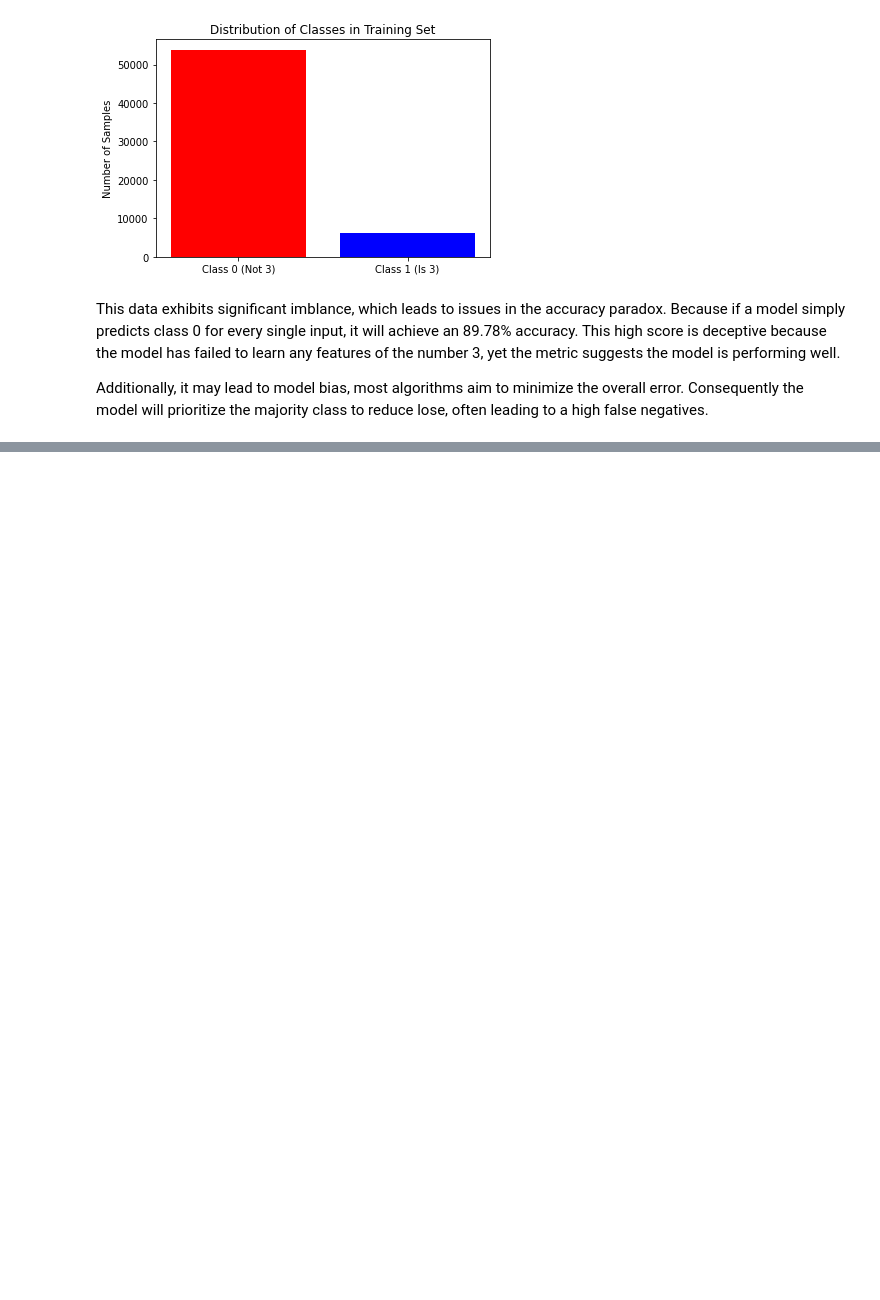
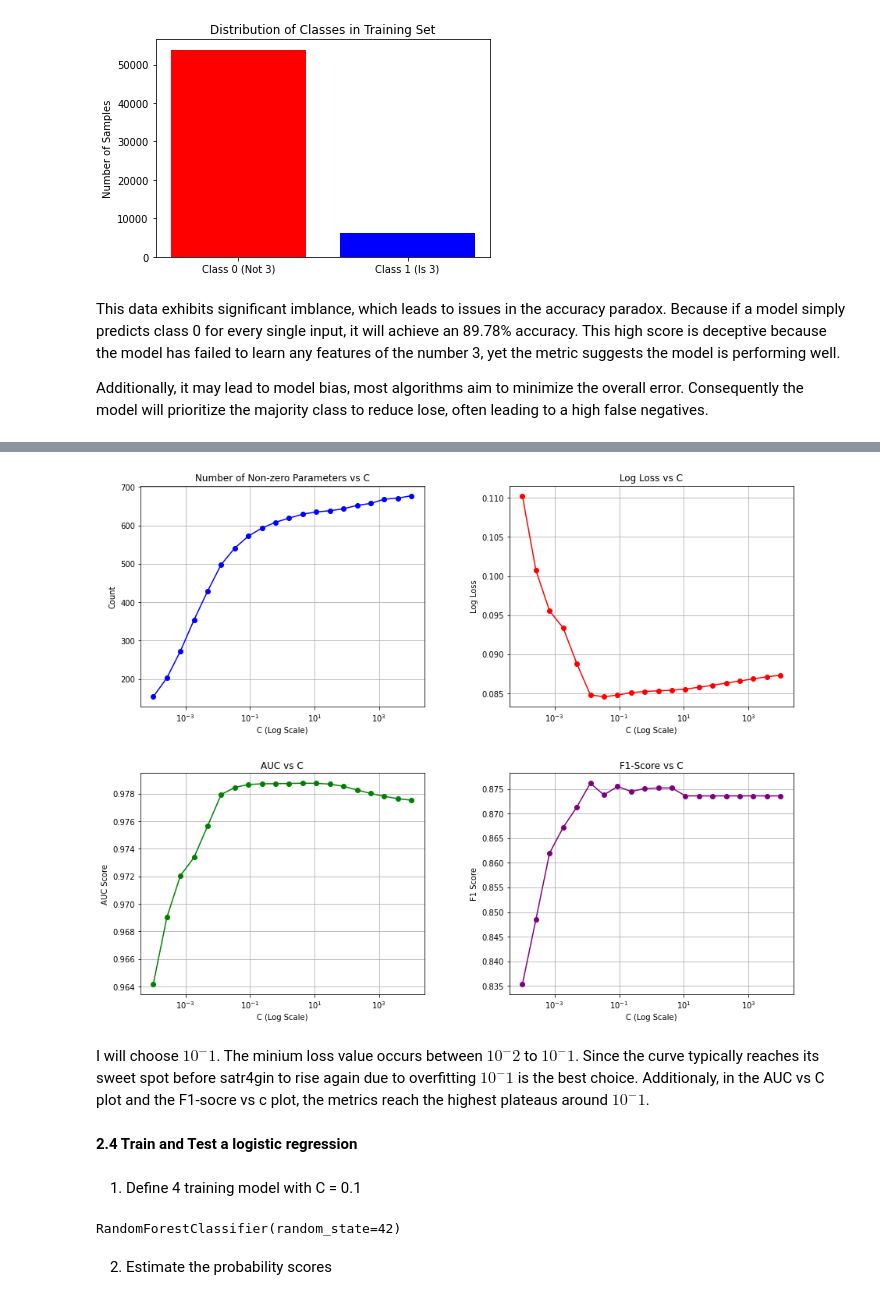
Before and after one commit to edwall201/Machine-Learning-26-Spring, a Jupyter notebook: assign3/assign3.ipynb, the cells around one changed output, grey strips where cells are left out. Saved outputs shown, nothing was run; the diff lists cells and outputs as text; code cells hidden in the pictures; blank space fills up the shorter version.

```diff
--- a/assign3/assign3.ipynb
+++ b/assign3/assign3.ipynb
@@ -498,0 +539,68 @@ Additionally, it may lead to model bias, most algorithms aim to minimize the ove
+# %%
+import numpy as np
+import matplotlib.pyplot as plt
+
+fig, axes = plt.subplots(2, 2, figsize=(15, 12))
+fig.subplots_adjust(hspace=0.3, wspace=0.3)
+
+axes[0, 0].plot(c_values, non_zero_counts, marker='o', color='blue')
+axes[0, 0].set_xscale('log')
+axes[0, 0].set_title('Number of Non-zero Parameters vs C')
+axes[0, 0].set_xlabel('C')
+axes[0, 0].set_ylabel('Count')
+axes[0, 0].grid(True)
+
+axes[0, 1].plot(c_values, losses, marker='o', color='red')
+axes[0, 1].set_xscale('log')
+axes[0, 1].set_title('Log Loss vs C')
+axes[0, 1].set_xlabel('C')
+axes[0, 1].set_ylabel('Log Loss')
+axes[0, 1].grid(True)
+
+axes[1, 0].plot(c_values, aucs, marker='o', color='green')
+axes[1, 0].set_xscale('log')
+axes[1, 0].set_title('AUC vs C')
+axes[1, 0].set_xlabel('C')
+axes[1, 0].set_ylabel('AUC Score')
+axes[1, 0].grid(True)
+
+# 4. F1-Score
+axes[1, 1].plot(c_values, f1_scores, marker='o', color='purple')
+axes[1, 1].set_xscale('log')
+axes[1, 1].set_title('F1-Score vs C')
+axes[1, 1].set_xlabel('C (Log Scale)')
+axes[1, 1].set_ylabel('F1 Score')
+axes[1, 1].grid(True)
+
+plt.show()
+# %% [output]
+[figure, added]
+# %% [markdown]
+I will choose $10^-1$. The minium loss value occurs between $10^-2$ to $10^-1$. Since the curve typically reaches its sweet spot before satr4gin to rise again due to overfitting $10^-1$ is the best choice. Additionaly, in the AUC vs C plot and the F1-socre vs c plot, the metrics reach the highest plateaus around $10^-1$.
+# %% [markdown]
+**2.4 Train and Test a logistic regression**
+# %% [markdown]
+1. Define 4 training model with C = 0.1
+# %%
+from sklearn.linear_model import LogisticRegression
+from sklearn.ensemble import GradientBoostingClassifier, RandomForestClassifier
+
+# Model 1 Logistic regression with minimal regularization
+lr_min_reg = LogisticRegression(penalty='l1', C=1e100, solver='liblinear', random_state=42)
+lr_min_reg.fit(X_train, y_train)
+
+# Model 2 Logistic regression with c = 0.1
+lr_best_reg = LogisticRegression(penalty='l1', C=0.1, solver='liblinear', random_state=42)
+lr_best_reg.fit(X_train, y_train)
+
+# Model 3 Gradient Boosting classifier
+gbc = GradientBoostingClassifier(random_state=42)
+gbc.fit(X_train, y_train)
+
+# Model 4 Random forest classifier
+rfc = RandomForestClassifier(random_state=42)
+rfc.fit(X_train, y_train)
+# %% [output]
+RandomForestClassifier(random_state=42)
+# %% [markdown]
+2. Estimate the probability scores
```
Also changed, not shown: parts of 6 cells of this notebook.
